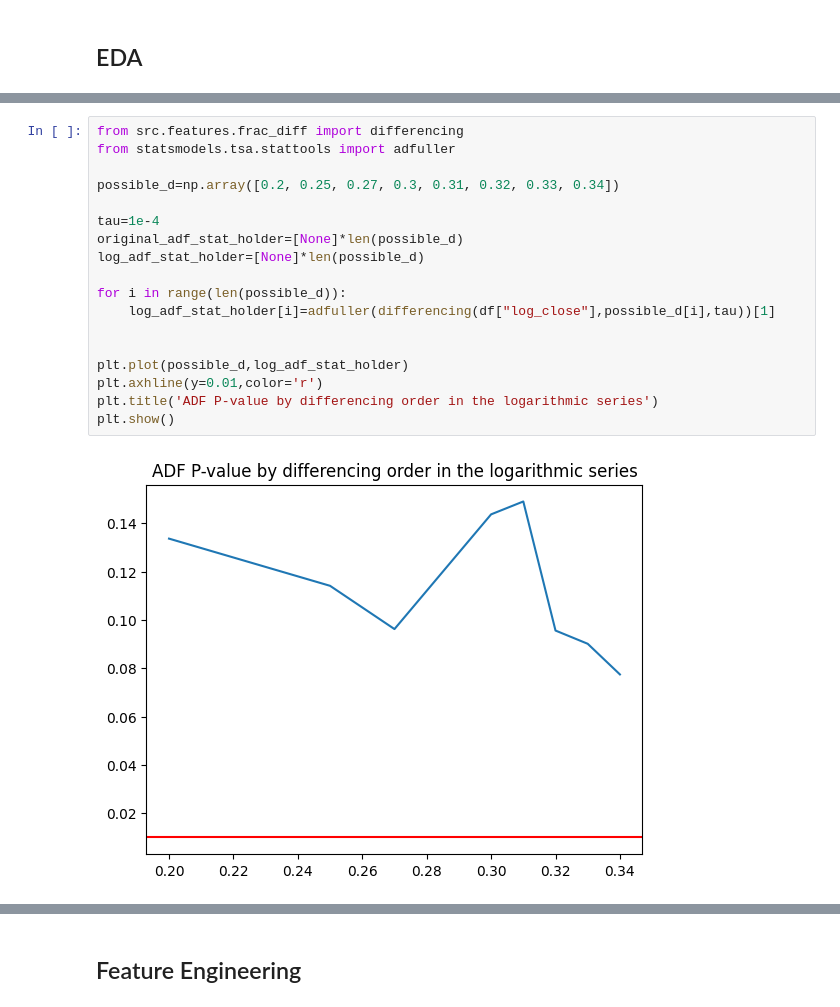
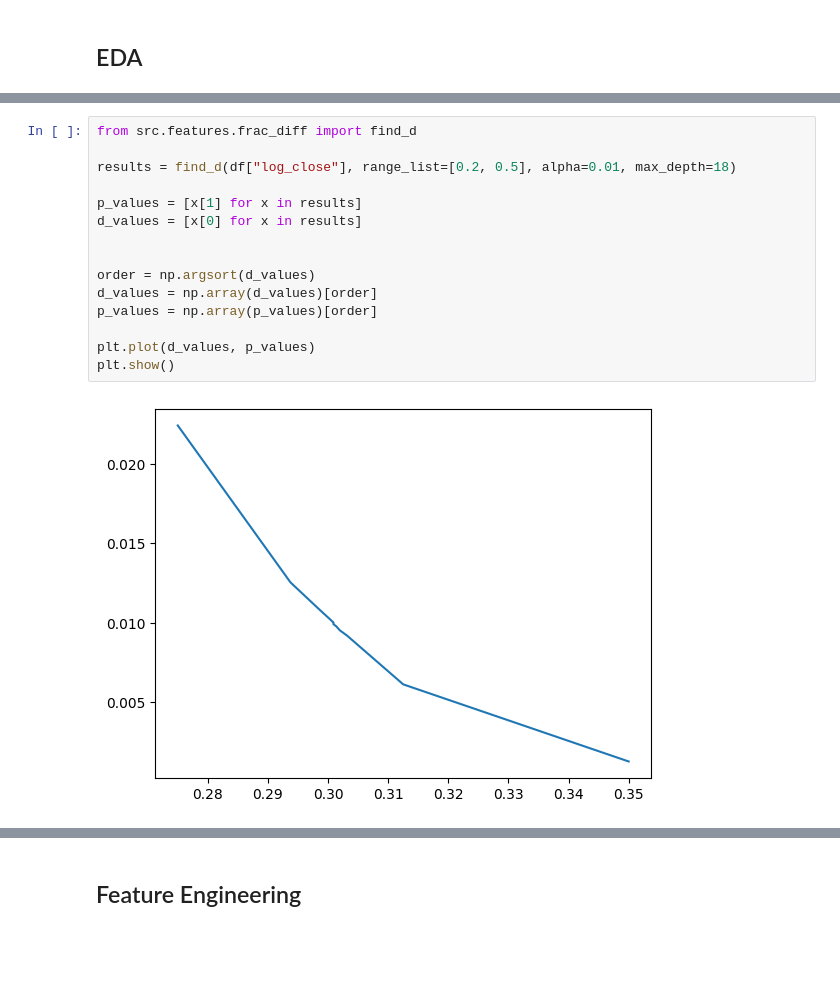
Before and after one commit to asderman43/finance, a Jupyter notebook: notebooks/004_regimes.ipynb, the cells around one changed output, grey strips where cells are left out. Saved outputs shown, nothing was run; the diff lists cells and outputs as text; blank space fills up the shorter version.

```diff
--- a/notebooks/004_regimes.ipynb
+++ b/notebooks/004_regimes.ipynb
@@ -55,21 +55,18 @@ df = pd.DataFrame({
-# %%
-from src.features.frac_diff import differencing
-from statsmodels.tsa.stattools import adfuller
-
-possible_d=np.array([0.2, 0.25, 0.27, 0.3, 0.31, 0.32, 0.33, 0.34])
-
-tau=1e-4
-original_adf_stat_holder=[None]*len(possible_d)
-log_adf_stat_holder=[None]*len(possible_d)
-
-for i in range(len(possible_d)):
-    log_adf_stat_holder[i]=adfuller(differencing(df["log_close"],possible_d[i],tau))[1]
-
-
-plt.plot(possible_d,log_adf_stat_holder)
-plt.axhline(y=0.01,color='r')
-plt.title('ADF P-value by differencing order in the logarithmic series')
-plt.show()
-# %% [output]
-[figure, removed]
+# %%
+from src.features.frac_diff import find_d
+
+results = find_d(df["log_close"], range_list=[0.2, 0.5], alpha=0.01, max_depth=18)
+
+p_values = [x[1] for x in results]
+d_values = [x[0] for x in results]
+
+
+order = np.argsort(d_values)
+d_values = np.array(d_values)[order]
+p_values = np.array(p_values)[order]
+
+plt.plot(d_values, p_values)
+plt.show()
+# %% [output]
+[figure, added]
 # %%
```
Also changed, not shown: parts of 10 cells of this notebook, 8 other files.
